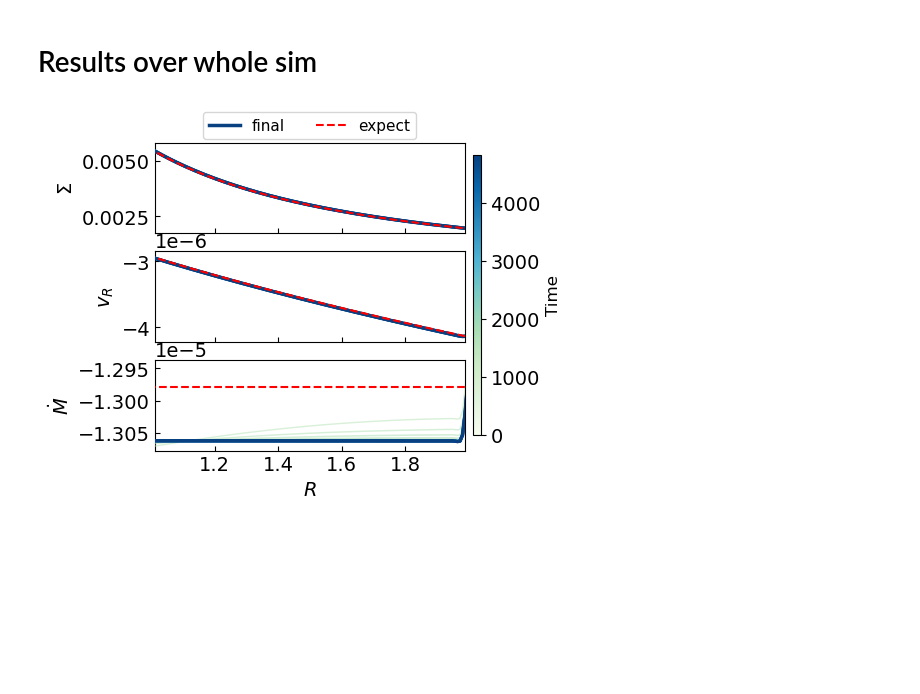
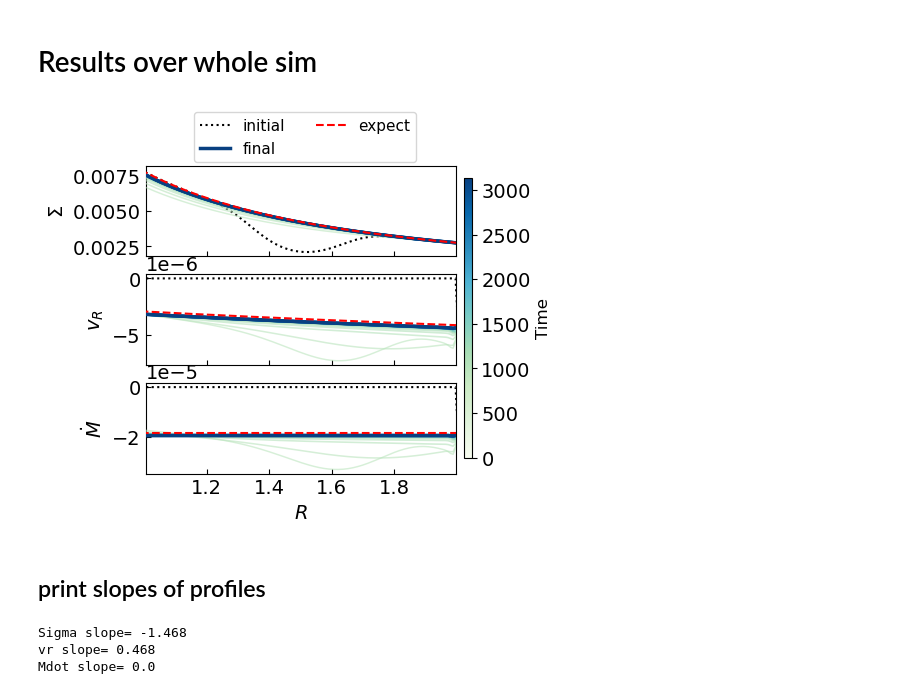
Before and after one commit to Jupiter1994/athena-warps, a Jupyter notebook: warped-disks/jiarus_diagnosis.ipynb, the cells around one changed output. Drawn from its saved outputs; the diff is of its cells as text; code cells hidden in the pictures; blank space fills up the shorter version.

```diff
--- a/warped-disks/jiarus_diagnosis.ipynb
+++ b/warped-disks/jiarus_diagnosis.ipynb
@@ -13,7 +13,7 @@ import athena_read
 import glob
 # %%
 ## Snapshots registration
-path = '/scratch/phn2956/disk-cyl5/'
+path = '/scratch/phn2956/disk-cyl7/'
 #path = '/scratch/phn2956/disk_2d_viscous_gap/'
 snapshot_list = sorted(glob.glob(path+'disk.out1.*.athdf'))
 # %% [markdown]
@@ -131,7 +139,7 @@ loading snapshot at t= 690.8
 # %%
 ## Plot density, v_r, and Mdot
 
-snapshot_plot = snapshot_list[20:80:3]
+snapshot_plot = snapshot_list[0:60:2]
 
 norm   = mcolors.PowerNorm(gamma=1.5, vmin=0, vmax=len(snapshot_plot)-1)
 colors = [GnBu(0.3 + 0.7 * norm(i)) for i in range(len(snapshot_plot))]
@@ -196,32 +204,56 @@ cbar.set_label('Time', fontsize=12)
 #### Add analytical solutions
 Sigma_sol = Sigma[-1] * (rad_app/rad_app[-1])**-1.5
 vR_sol    = vr[-1] * (rad_app/rad_app[-1])**0.5
 Mdot_sol  = Mdot[-1] * (rad_app/rad_app[-1])**0
 
 kws_theory = {'c': 'r', 'lw': 1.5, 'ls': '--', 'zorder': zorder+200}
 axs[0].plot(rad_app,Sigma_sol,**kws_theory)
 axs[1].plot(rad_app,vR_sol,**kws_theory)
 axs[2].plot(rad_app,Mdot_sol,**kws_theory)
 axs[0].plot([],[],c='r',lw=1.5,ls='--',zorder=zorder+200,label='expect')
 
 #### labels
 axs[0].set_ylabel(r'$\Sigma$')
 axs[1].set_ylabel(r'$v_{R}$')
 axs[2].set_ylabel(r'$\dot{M}$')
 axs[-1].set_xlabel(r'$R$')
-axs[-1].set_xlim(rad_app[[3,-4]])
+axs[-1].set_xlim(rad_app[[2,-3]])
 
 axs[0].legend(
     fontsize=11,
     loc='lower left',
     bbox_to_anchor=(0.15, 1.02, 0.9, .102),
     ncol=2,
     #mode="expand",
     borderaxespad=0.1
 )
 
 
 for ax in axs.flatten():
     ax.tick_params(which='both',direction='in')
 # %% [output]
-[figure, old version]
+[figure, new version]
+# %% [markdown]
+## print slopes of profiles
+# %%
+# indices of the two points we use to find the slope
+i1 = 32
+i2 = 90
+
+slope = (np.log(Sigma[i2]) - np.log(Sigma[i1])) / \
+    (np.log(rad_app[i2]) - np.log(rad_app[i1]))
+print("Sigma slope=", np.round(slope,3))
+
+vr_abs = np.abs(vr)
+slope = (np.log(vr_abs[i2]) - np.log(vr_abs[i1])) / \
+    (np.log(rad_app[i2]) - np.log(rad_app[i1]))
+print("vr slope=", np.round(slope,3))
+
+Mdot_abs = np.abs(Mdot)
+slope = (np.log(Mdot_abs[i2]) - np.log(Mdot_abs[i1])) / \
+    (np.log(rad_app[i2]) - np.log(rad_app[i1]))
+print("Mdot slope=", np.round(slope,3))
+# %% [output]
+Sigma slope= -1.468
+vr slope= 0.468
+Mdot slope= 0.0
```
Also changed, not shown: parts of 1 cell of this notebook, 2 other files.
